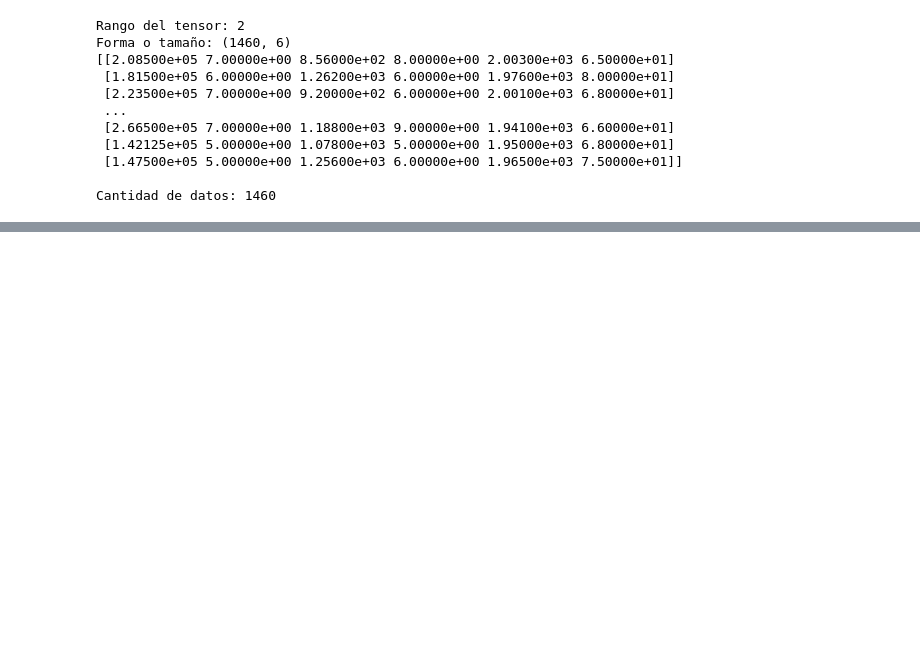
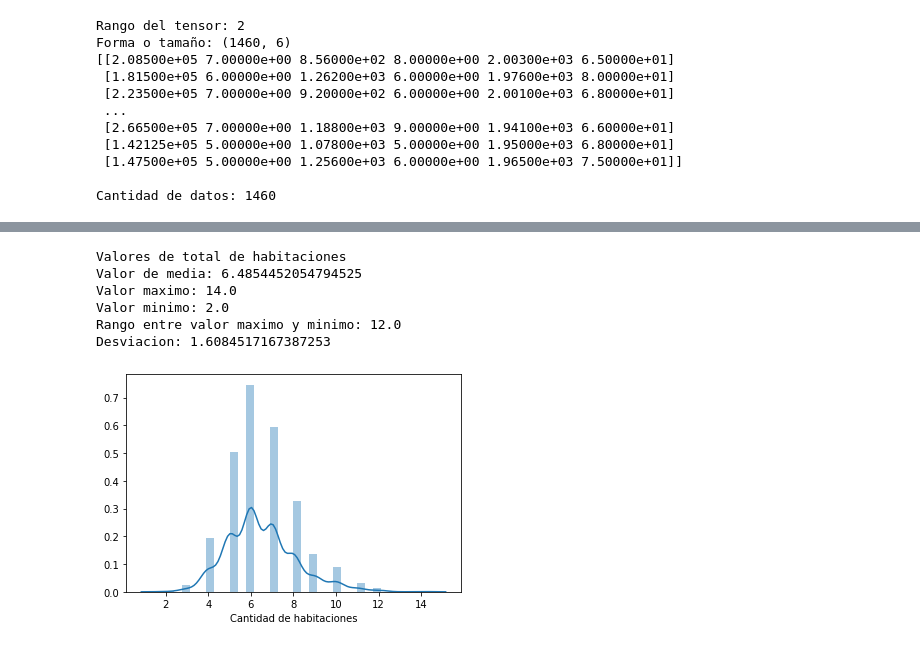
Before and after one commit to an3iitho/Project_linear_regression, a Jupyter notebook: Proyecto_Alvaro-Esquivel.ipynb, the cells around one changed output, grey strips where cells are left out. Saved outputs shown, nothing was run; the diff lists cells and outputs as text; code cells hidden in the pictures; blank space fills up the shorter version.

```diff
--- a/Proyecto_Alvaro-Esquivel.ipynb
+++ b/Proyecto_Alvaro-Esquivel.ipynb
@@ -62,0 +150,18 @@ print("Forma datos_entrenamiento:",datos_validacion.shape)
+# %%
+print("Valores de total de habitaciones")
+print("Valor de media:", np.nanmean(cantidad_cuartos))
+print("Valor maximo:", np.nanmax(cantidad_cuartos))
+print("Valor minimo:", np.nanmin(cantidad_cuartos))
+print("Rango entre valor maximo y minimo:", np.ptp(cantidad_cuartos))
+print("Desviacion:", np.std(cantidad_cuartos))
+
+x_var = pd.Series(cantidad_cuartos, name="Cantidad de habitaciones")
+ax = sns.distplot(x_var)
+# %% [output]
+Valores de total de habitaciones
+Valor de media: 6.4854452054794525
+Valor maximo: 14.0
+Valor minimo: 2.0
+Rango entre valor maximo y minimo: 12.0
+Desviacion: 1.6084517167387253
+[figure, added]
```
Also changed, not shown: parts of 22 cells of this notebook.
